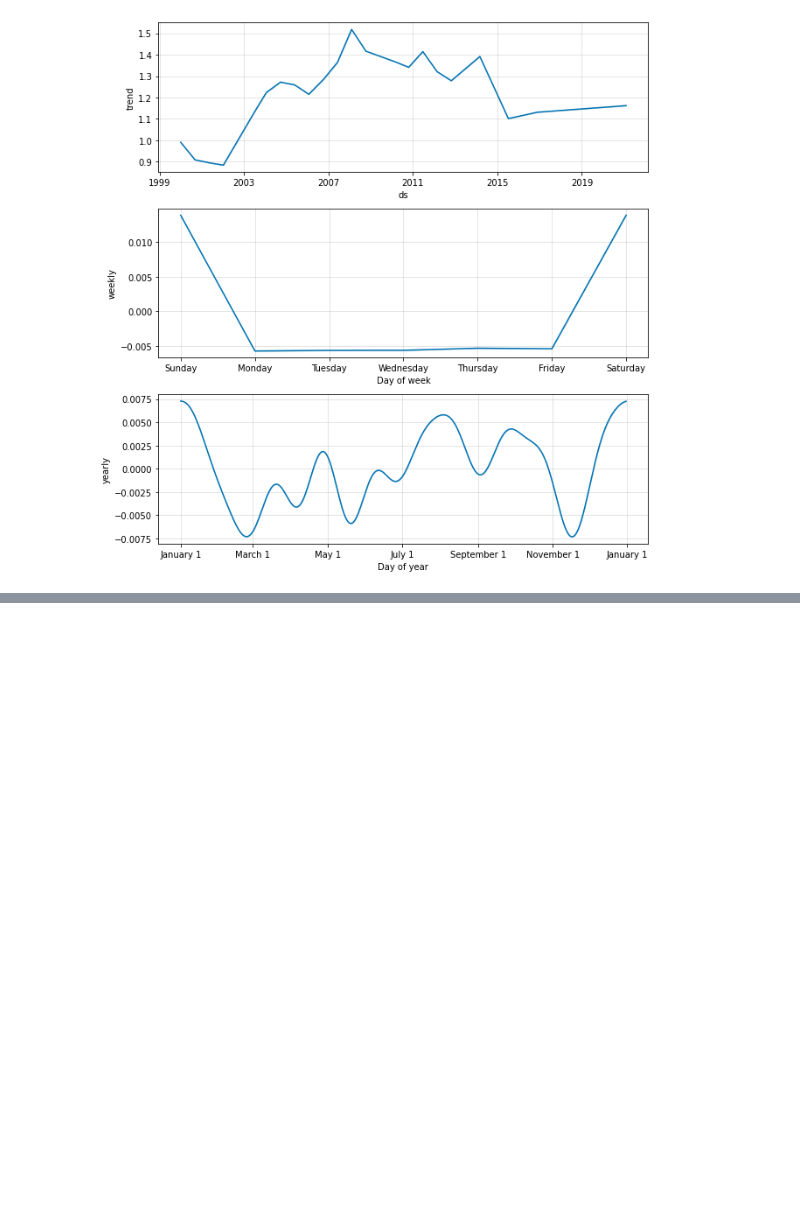
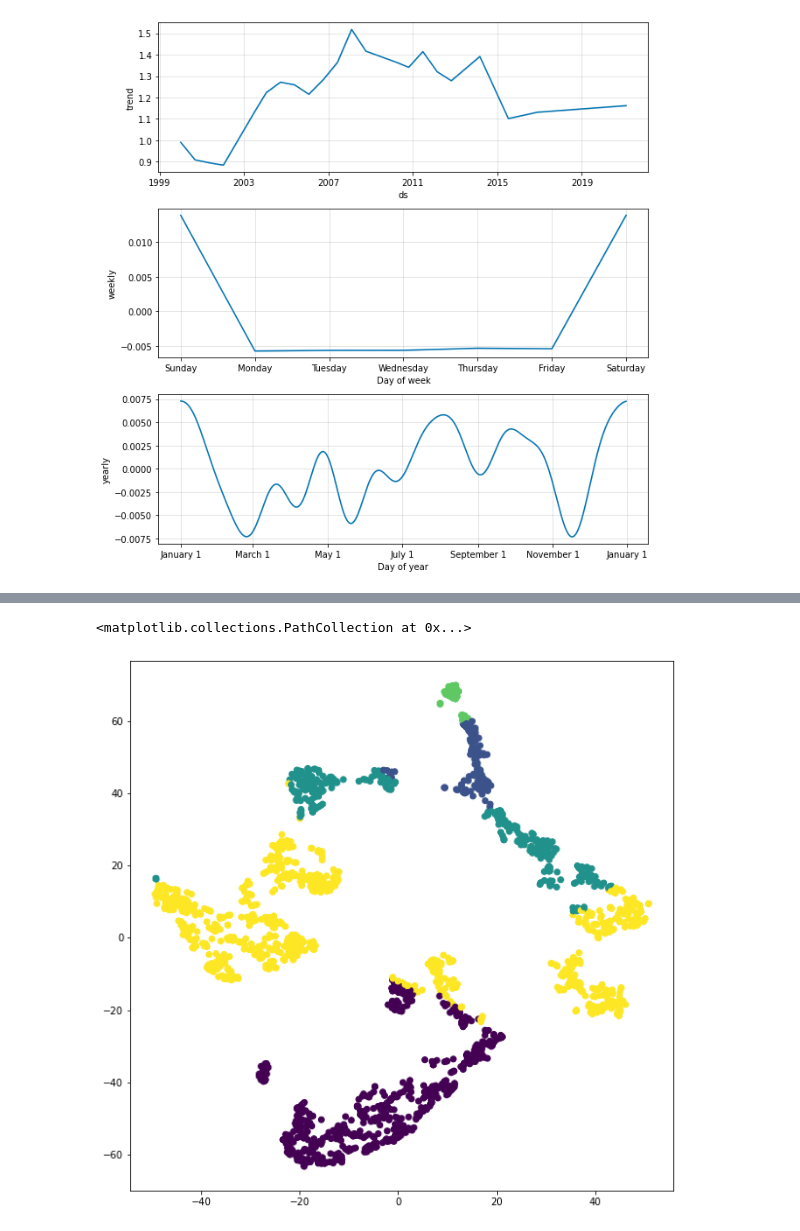
Before and after one commit to Smartsie/Invest, a Jupyter notebook: Invest_with_Currency.ipynb, the cells around one changed output, grey strips where cells are left out. Saved outputs shown, nothing was run; the diff lists cells and outputs as text; code cells hidden in the pictures; blank space fills up the shorter version.

```diff
--- a/Invest_with_Currency.ipynb
+++ b/Invest_with_Currency.ipynb
@@ -682,0 +767,3 @@ plt.show()
+# %%
+df['Min_F']=ETH['Min_F']
+df['Max_F']=ETH['Max_F']
@@ -682,0 +790,2 @@ plt.show()
+# %%
+kmeans = KMeans(n_clusters=5, random_state=0).fit(df.drop(['Min_F','Max_F'],axis=1))
@@ -682,0 +799,4 @@ plt.show()
+# %%
+tsne = manifold.TSNE(n_components=3, init='random',perplexity=10
+                         ,random_state=123)
+Y = tsne.fit_transform(df.drop(['Min_F','Max_F'],axis=1))
@@ -682,0 +807,5 @@ plt.show()
+# %%
+Y=pd.DataFrame(Y,columns=['x1','x2','x3'])
+Y.index=df.index
+Y['label']=1.*(df['Min_F']<0.98)
+#Y['label']=kmeans.labels_
@@ -682,0 +821,5 @@ plt.show()
+# %%
+plt.scatter(Y[:, 0], Y[:, 1], c=kmeans.labels_)
+# %% [output]
+<matplotlib.collections.PathCollection at 0x...>
+[figure, added]
```
Also changed, not shown: parts of 20 cells of this notebook.
